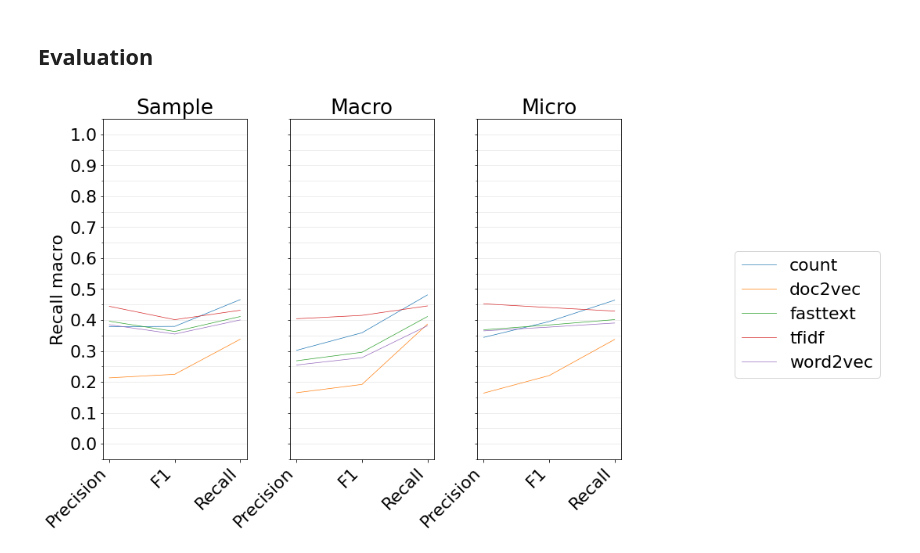
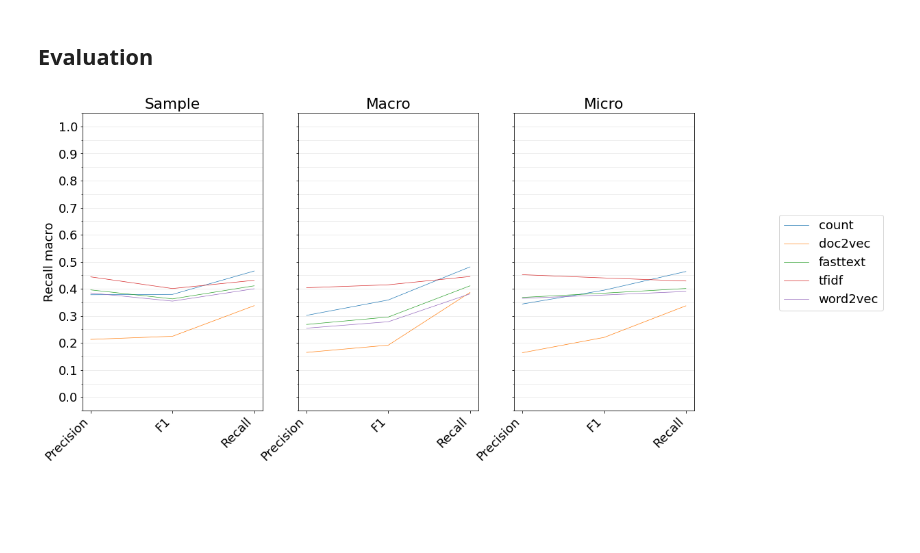
Before and after one commit to gefei-htw/academia_tag_recommender, a Jupyter notebook: notebooks/4.6.4-me-classwise-multiple.ipynb, the cells around one changed output. Saved outputs shown, nothing was run; the diff lists cells and outputs as text; code cells hidden in the pictures; blank space fills up the shorter version.

```diff
--- a/notebooks/4.6.4-me-classwise-multiple.ipynb
+++ b/notebooks/4.6.4-me-classwise-multiple.ipynb
@@ -26,12 +26,12 @@ ggplot_styles = {
     'axes.grid': True,
     'axes.grid.which': 'both',
     'axes.grid.axis': 'y',
-    'figure.figsize': (12, 8),
-    'font.size': 22,
+    'figure.figsize': (16, 8),
+    'font.size': 18,
     'grid.color': 'gainsboro',
-    'grid.linewidth': '0.5',
+    'grid.linewidth': 0.5,
     'lines.linestyle': '-',
-    'lines.linewidth': 0.7
+    'lines.linewidth': 0.7,
 }
 plt.rcParams.update(ggplot_styles)
 # %% [markdown]
@@ -179,27 +179,25 @@ for path in paths:
 # %%
 from matplotlib.ticker import MultipleLocator
 x_ = ['Precision', 'F1', 'Recall']
-fig, axes = plt.subplots(1, 3, figsize=(16,8), sharey=True)
+fig, axes = plt.subplots(1, 3, sharey=True)
 axes[0].set_title('Sample')
 axes[1].set_title('Macro')
 axes[2].set_title('Micro')
 for ax in axes:
     ax.set_xticklabels(x_, rotation=45, ha='right')
     ax.yaxis.set_major_locator(MultipleLocator(0.1))
     ax.yaxis.set_minor_locator(MultipleLocator(0.05))
     ax.set_ylim(-0.05, 1.05)
 for eval_ in evals:
     evaluator = eval_[1]
     axes[0].plot(x_, [evaluator.precision_samples, evaluator.f1_samples, evaluator.recall_samples], label=eval_[0])
-    axes[1].plot(x_, [evaluator.precision_macro, evaluator.f1_macro, evaluator.recall_macro], label=eval_[0])
-    axes[2].plot(x_, [evaluator.precision_micro, evaluator.f1_micro, evaluator.recall_micro], label=eval_[0])
+    axes[1].plot(x_, [evaluator.precision_macro, evaluator.f1_macro, evaluator.recall_macro])
+    axes[2].plot(x_, [evaluator.precision_micro, evaluator.f1_micro, evaluator.recall_micro])
 axes[0].set_ylabel('Recall macro')
-lines, labels = fig.axes[-1].get_legend_handles_labels()
-fig.legend(lines, labels, loc='right')
-plt.subplots_adjust(wspace=0.3, right=0.7)
+fig.legend(bbox_to_anchor=(1,0.5), loc='center left')
 plt.show()
 # %% [output]
-[figure, old version]
+[figure, new version]
 # %%
 top_3 = sorted(paths, key=lambda x: load(x).evaluation.recall_macro, reverse=True)[:3]
 # %%
```
Also changed, not shown: parts of 2 cells of this notebook, 9 other files.
